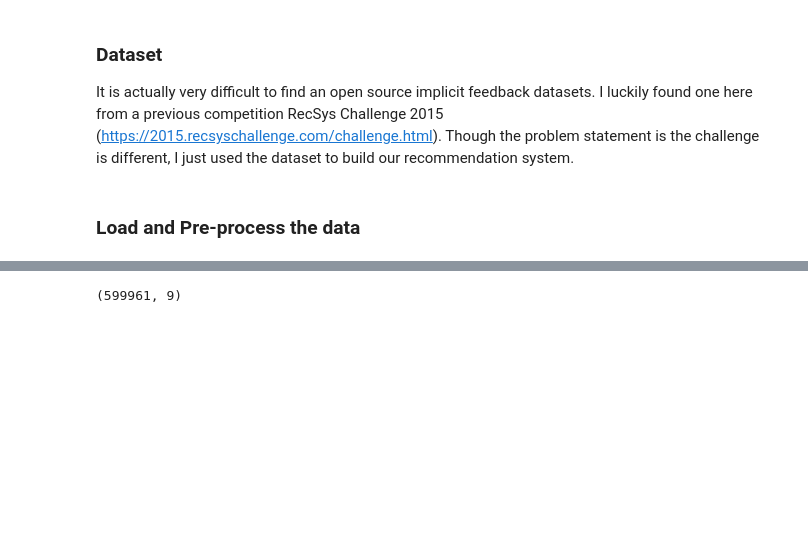
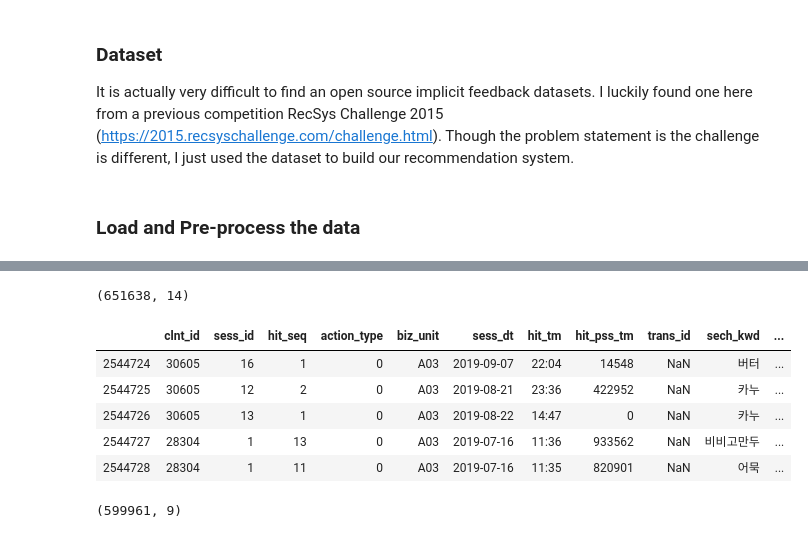
Before and after one commit to hojisu/recommendation-project, a Jupyter notebook: Ecommerce-Implicit-Data-Recommender-System.ipynb, the cells around one changed output, grey strips where cells are left out. Saved outputs shown, nothing was run; the diff lists cells and outputs as text; code cells hidden in the pictures; blank space fills up the shorter version.

```diff
--- a/Ecommerce-Implicit-Data-Recommender-System.ipynb
+++ b/Ecommerce-Implicit-Data-Recommender-System.ipynb
@@ -47,3 +47,16 @@ df_action.tail()
+# %%
+# sech_kwd 에서 nan 값만 drop
+df_action.dropna(subset = ['sech_kwd'], inplace=True)
+print(df_action.shape)
+df_action.head()
+# %% [output]
+(651638, 14)
+|  | clnt_id | sess_id | hit_seq | action_type | biz_unit | sess_dt | hit_tm | hit_pss_tm | trans_id | sech_kwd | ... |
+| 2544724 | 30605 | 16 | 1 | 0 | A03 | 2019-09-07 | 22:04 | 14548 | NaN | 버터 | ... |
+| 2544725 | 30605 | 12 | 2 | 0 | A03 | 2019-08-21 | 23:36 | 422952 | NaN | 카누 | ... |
+| 2544726 | 30605 | 13 | 1 | 0 | A03 | 2019-08-22 | 14:47 | 0 | NaN | 카누 | ... |
+| 2544727 | 28304 | 1 | 13 | 0 | A03 | 2019-07-16 | 11:36 | 933562 | NaN | 비비고만두 | ... |
+| 2544728 | 28304 | 1 | 11 | 0 | A03 | 2019-07-16 | 11:35 | 820901 | NaN | 어묵 | ... |
 # %%
 print(df_transaction.shape)
 df_transaction.head()
```
Also changed, not shown: parts of 6 cells of this notebook, 3 other files.
